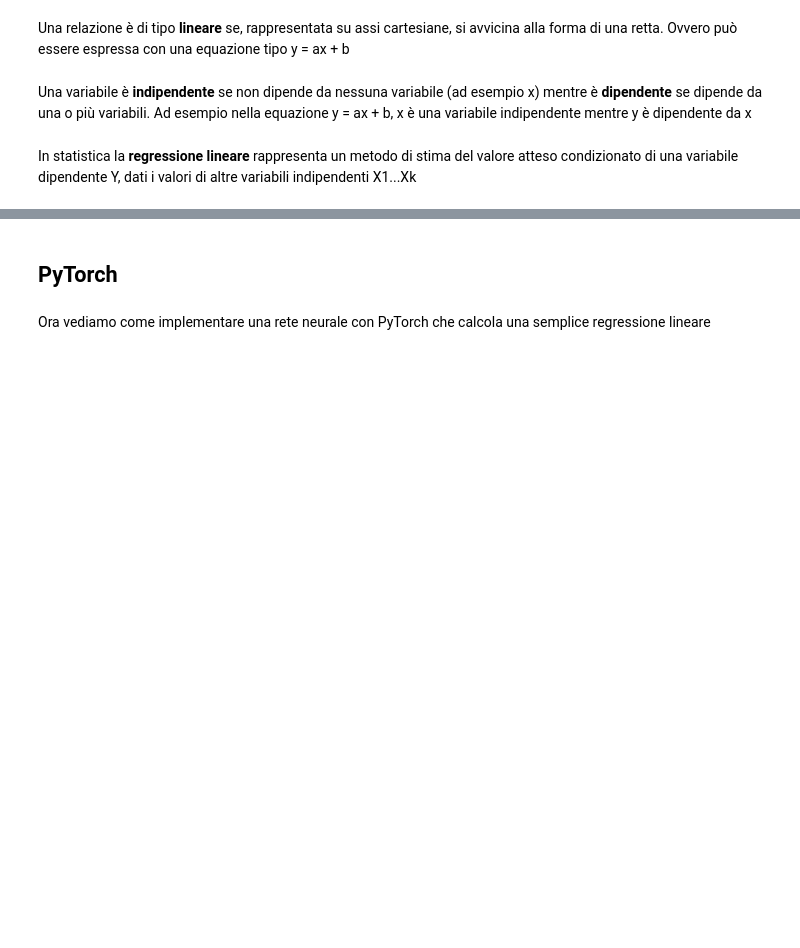
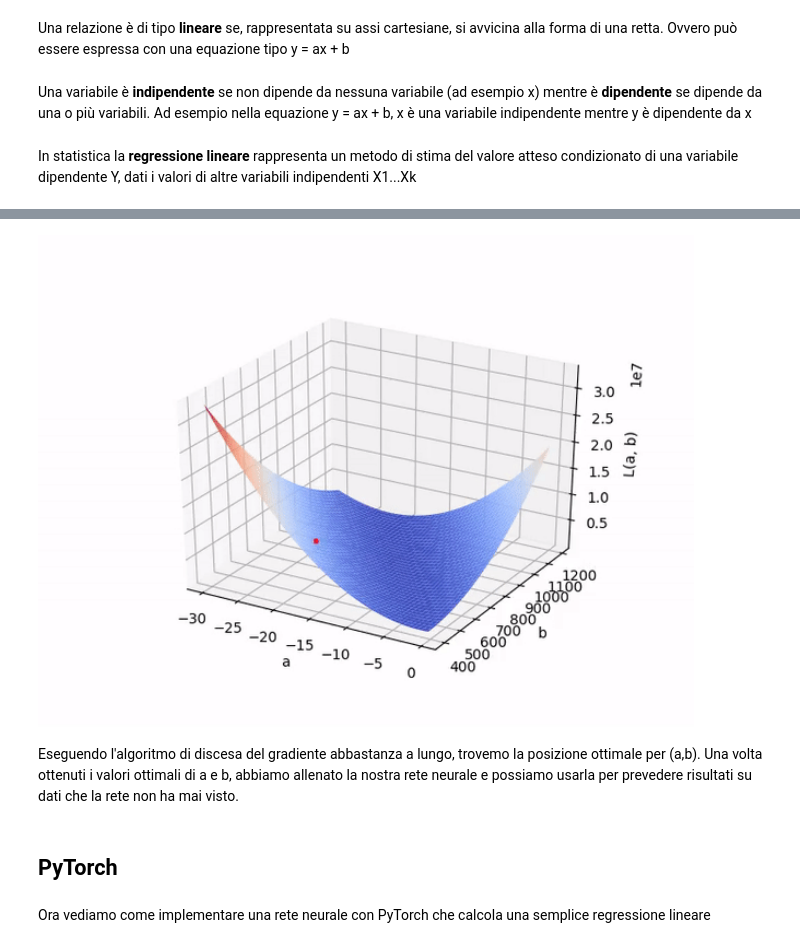
Before and after one commit to ermlau/NotebookML, a Jupyter notebook: Linear Regression.ipynb, the cells around one changed output, grey strips where cells are left out. Saved outputs shown, nothing was run; the diff lists cells and outputs as text; code cells hidden in the pictures; blank space fills up the shorter version.

```diff
--- a/Linear Regression.ipynb
+++ b/Linear Regression.ipynb
@@ -16,3 +87,10 @@ In statistica la **regressione lineare** rappresenta un metodo di stima del valo
+# %%
+Image(filename = "images\descent_fast.gif", width=656, height=918)
+# %% [output]
+[figure, added]
+# %% [markdown]
+Eseguendo l'algoritmo di discesa del gradiente abbastanza a lungo, trovemo la posizione ottimale per (a,b).
+Una volta ottenuti i valori ottimali di a e b, abbiamo allenato la nostra rete neurale e possiamo usarla per prevedere risultati su dati che la rete non ha mai visto.
 # %% [markdown]
 ## PyTorch
 # %% [markdown]
```
Also changed, not shown: parts of 29 cells of this notebook, 4 other files.
